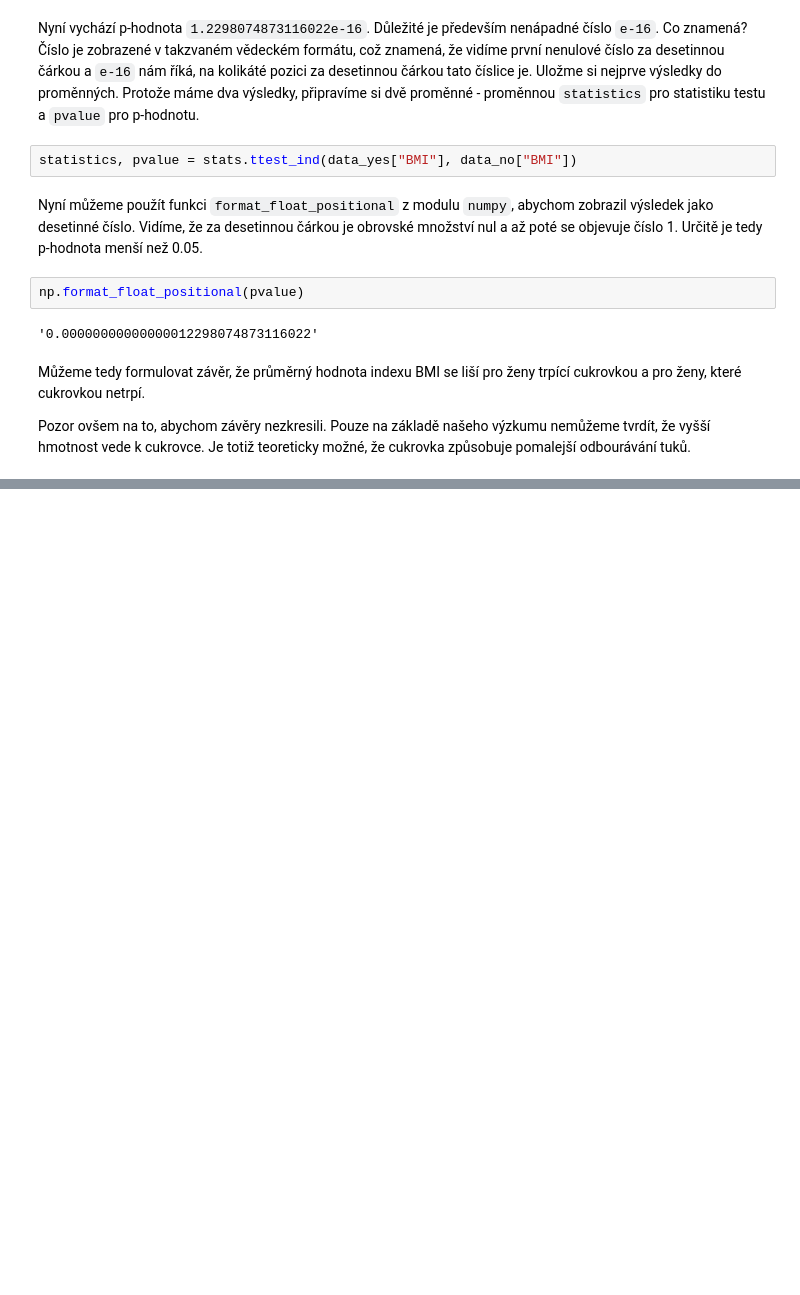
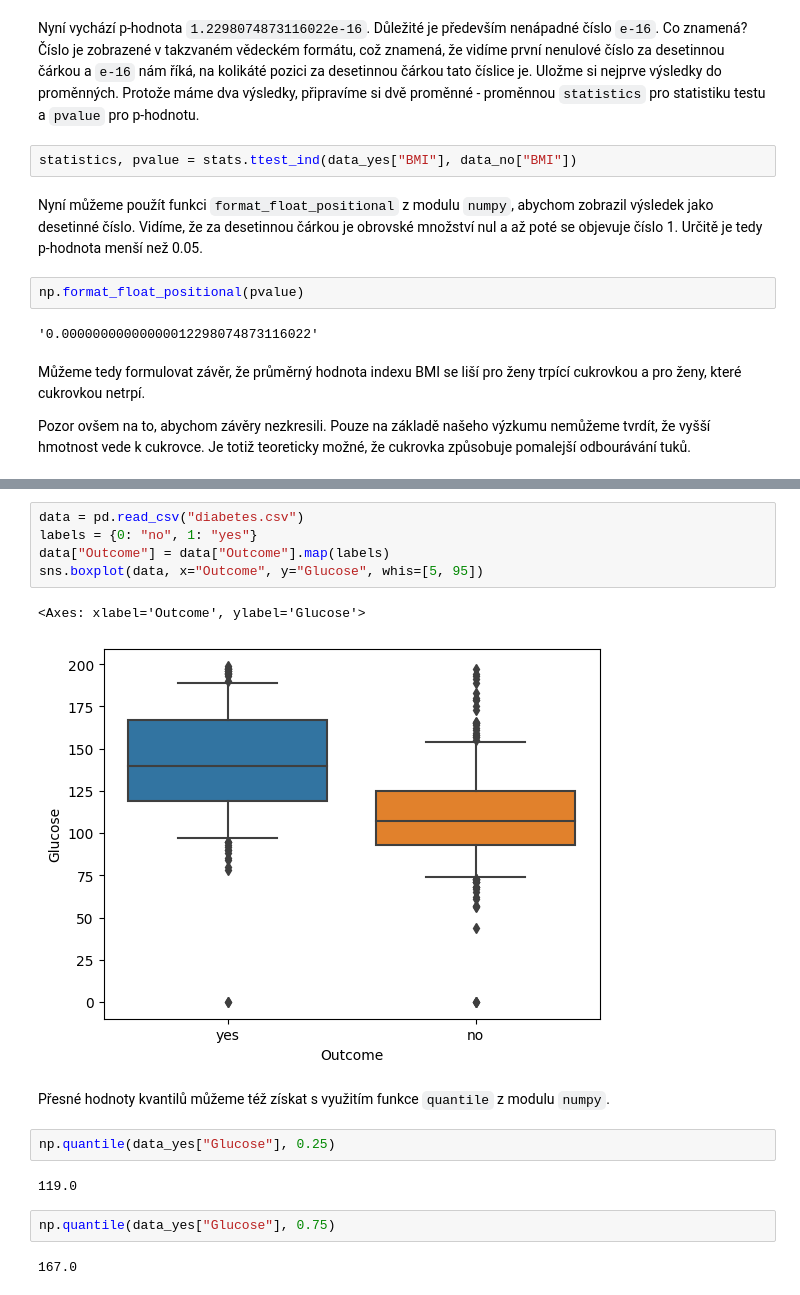
Before and after one commit to pesikj/PythonProDataScience, a Jupyter notebook: 04/lekce.ipynb, the cells around one changed output, grey strips where cells are left out. Cells and saved outputs as stored; diff of their text form; blank space fills up the shorter version.

```diff
--- a/04/lekce.ipynb
+++ b/04/lekce.ipynb
@@ -213,0 +267,18 @@ np.format_float_scientific(0.1)
+# %%
+data = pd.read_csv("diabetes.csv")
+labels = {0: "no", 1: "yes"}
+data["Outcome"] = data["Outcome"].map(labels)
+sns.boxplot(data, x="Outcome", y="Glucose", whis=[5, 95])
+# %% [output]
+<Axes: xlabel='Outcome', ylabel='Glucose'>
+[figure, added]
+# %% [markdown]
+Přesné hodnoty kvantilů můžeme též získat s využitím funkce `quantile` z modulu `numpy`.
+# %%
+np.quantile(data_yes["Glucose"], 0.25)
+# %% [output]
+119.0
+# %%
+np.quantile(data_yes["Glucose"], 0.75)
+# %% [output]
+167.0
```
Also changed, not shown: parts of 17 cells of this notebook, 9 other files.
